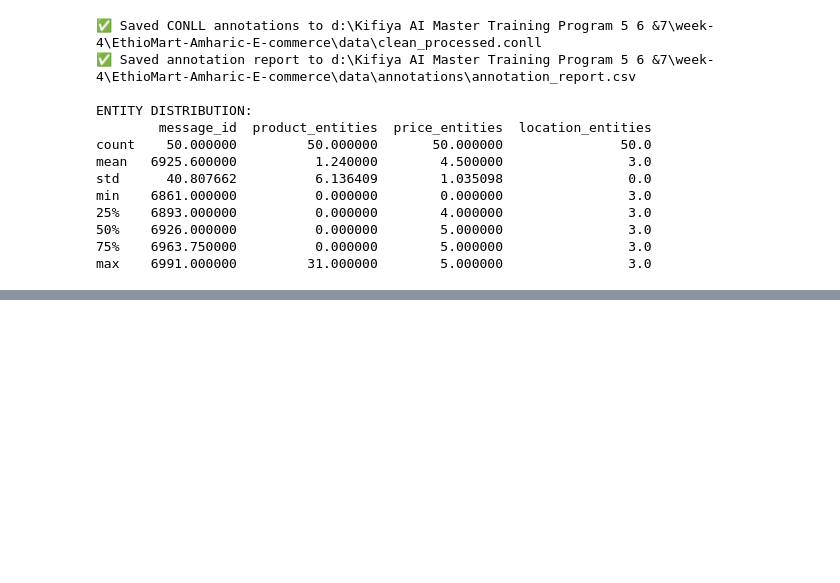
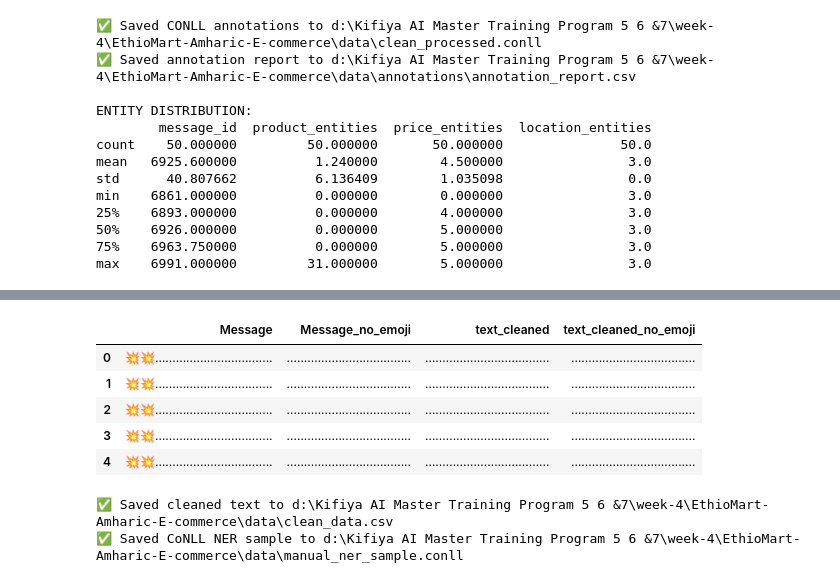
Before and after one commit to desta-getaw/EthioMart-Amharic-E-commerce, a Jupyter notebook: notebooks/ner_conll.ipynb, the cells around one changed output, grey strips where cells are left out. Saved outputs shown, nothing was run; the diff lists cells and outputs as text; code cells hidden in the pictures; blank space fills up the shorter version.

```diff
--- a/notebooks/ner_conll.ipynb
+++ b/notebooks/ner_conll.ipynb
@@ -311,0 +330,63 @@ max    6991.000000         31.000000        5.000000                3.0
+# %%
+import re
+
+def remove_emojis(text):
+    emoji_pattern = re.compile(
+        "["
+        "\U0001F600-\U0001F64F"  # emoticons
+        "\U0001F300-\U0001F5FF"  # symbols & pictographs
+        "\U0001F680-\U0001F6FF"  # transport & map symbols
+        "\U0001F1E0-\U0001F1FF"  # flags (iOS)
+        "\U00002700-\U000027BF"  # Dingbats
+        "\U0001F900-\U0001F9FF"  # Supplemental Symbols and Pictographs
+        "\U00002600-\U000026FF"  # Misc symbols
+        "\U00002B50-\U00002B55"
+        "\U0000231A-\U0000231B"
+        "\U0001FA70-\U0001FAFF"
+        "\U0001F700-\U0001F77F"
+        "]+",
+        flags=re.UNICODE
+    )
+    return emoji_pattern.sub(r'', text)
+
+# Remove emojis from 'Message' and 'text_cleaned' columns
+df['Message_no_emoji'] = df['Message'].apply(remove_emojis)
+df['text_cleaned_no_emoji'] = df['text_cleaned'].apply(remove_emojis)
+
+# Show a sample
+df[['Message', 'Message_no_emoji', 'text_cleaned', 'text_cleaned_no_emoji']].head()
+# %% [output]
+|  | Message | Message_no_emoji | text_cleaned | text_cleaned_no_emoji |
+| 0 | 💥💥.................................. | .................................... | .................................... | .................................... |
+| 1 | 💥💥.................................. | .................................... | .................................... | .................................... |
+| 2 | 💥💥.................................. | .................................... | .................................... | .................................... |
+| 3 | 💥💥.................................. | .................................... | .................................... | .................................... |
+| 4 | 💥💥.................................. | .................................... | .................................... | .................................... |
+# %%
+# Save the cleaned text to CSV
+df[['text_cleaned']].to_csv(data_dir / 'clean_data.csv', index=False, encoding='utf-8')
+print(f"✅ Saved cleaned text to {data_dir / 'clean_data.csv'}")
+
+# Manual annotation for CoNLL format (example for 30 messages)
+# We'll use the existing annotation logic if available, otherwise, a placeholder for manual annotation
+
+# If you have an annotator (as in previous cells), use it:
+if 'annotator' in globals():
+    sample_messages = df.head(50)  # Select first 50 messages
+    conll_lines = []
+    for _, row in sample_messages.iterrows():
+        annotated = annotator.annotate(row['Message'])
+        for token, label in annotated:
+            conll_lines.append(f"{token}\t{label}")
+        conll_lines.append("")  # Blank line between messages
+
+    # Save to file
+    conll_path = data_dir / "manual_ner_sample.conll"
+    with open(conll_path, 'w', encoding='utf-8') as f:
+        f.write('\n'.join(conll_lines))
+    print(f"✅ Saved CoNLL NER sample to {conll_path}")
+else:
+    print("❌ No annotator found. Please annotate manually or define an annotator.")
+# %% [output]
+✅ Saved cleaned text to d:\Kifiya AI Master Training Program 5 6 &7\week-4\EthioMart-Amharic-E-commerce\data\clean_data.csv
+✅ Saved CoNLL NER sample to d:\Kifiya AI Master Training Program 5 6 &7\week-4\EthioMart-Amharic-E-commerce\data\manual_ner_sample.conll
```
Also changed, not shown: parts of 8 cells of this notebook, 13 other files.
